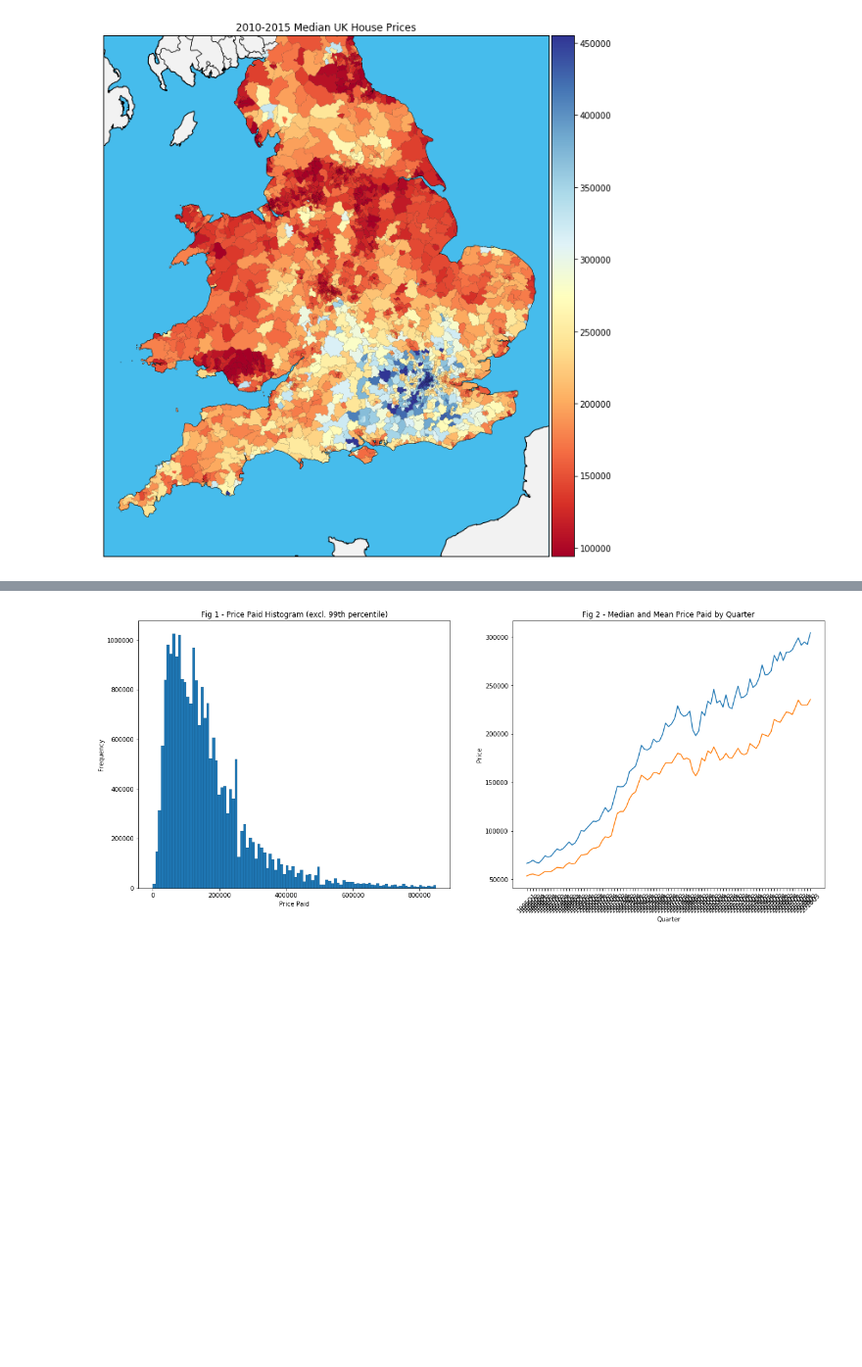
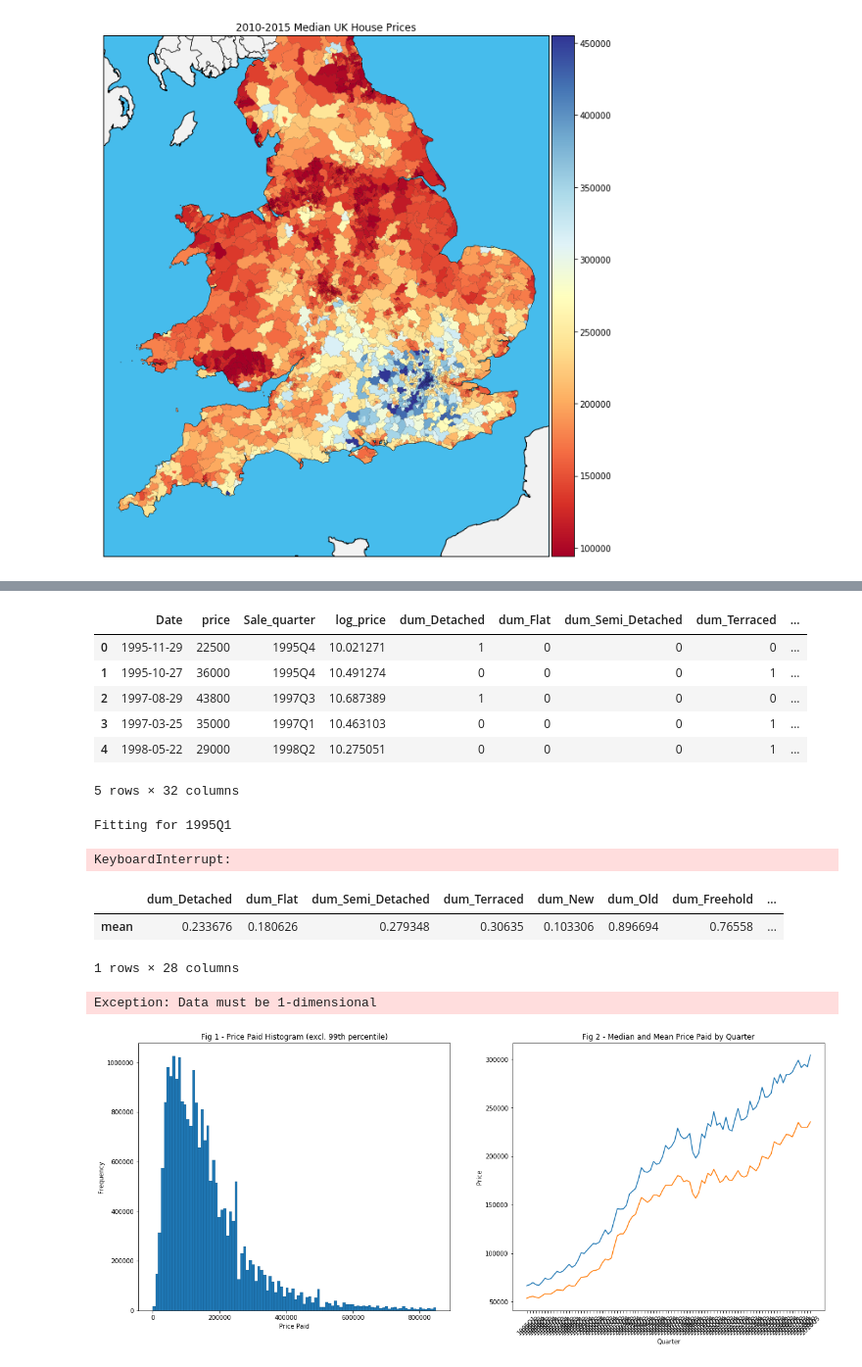
Before and after one commit to Cemlyn/UK-Housing-Market, a Jupyter notebook: House_Price_Index.ipynb, the cells around one changed output, grey strips where cells are left out. Shown at 98% size. Drawn from its saved outputs; the diff is of its cells as text; code cells hidden in the pictures; blank space fills up the shorter version.

Commit message:
Add Valuation Model Class

```diff
--- a/House_Price_Index.ipynb
+++ b/House_Price_Index.ipynb
@@ -264,0 +366,15 @@ Thus, many house price indices provided by banks and governement offices use met
+# %%
+df_2 = df[['Date','price','Property','Age','Duration','Output Area Classification Name','Region Name']]
+
+# Remapping some of the variables
+df_2.loc[:,'Sale_quarter'] = df_2.Date.dt.to_period('Q')
+df_2['log_price'] = np.log(df_2.price)
+
+# Converting variables into dummy variables
+dummy_vars = ['Property','Age','Duration','Output Area Classification Name','Region Name']
+df_3 = pd.get_dummies(df_2, columns=dummy_vars, prefix='dum')
+
+# Getting a typcial property in 1995Q1 (getting the mean value for each dummy variable in 1995Q1)
+a = reg_data_2[reg_data_2['Sale_quarter']==pd.Period("1995-01", freq='Q')].describe()
+typcial_property = pd.DataFrame( a.loc['mean',:]).T.drop(['price','log_price'], axis=1)
+typcial_property
@@ -264,0 +397,10 @@ Thus, many house price indices provided by banks and governement offices use met
+# %%
+df_3.head()
+# %% [output]
+|  | Date | price | Sale_quarter | log_price | dum_Detached | dum_Flat | dum_Semi_Detached | dum_Terraced | ... |
+| 0 | 1995-11-29 | 22500 | 1995Q4 | 10.021271 | 1 | 0 | 0 | 0 | ... |
+| 1 | 1995-10-27 | 36000 | 1995Q4 | 10.491274 | 0 | 0 | 0 | 1 | ... |
+| 2 | 1997-08-29 | 43800 | 1997Q3 | 10.687389 | 1 | 0 | 0 | 0 | ... |
+| 3 | 1997-03-25 | 35000 | 1997Q1 | 10.463103 | 0 | 0 | 0 | 1 | ... |
+| 4 | 1998-05-22 | 29000 | 1998Q2 | 10.275051 | 0 | 0 | 0 | 1 | ... |
+5 rows × 32 columns
@@ -265,3 +410,22 @@ Thus, many house price indices provided by banks and governement offices use met
+# %%
+model = Valuation_Model()
+model.fit(X_,y_,'Sale_quarter')
+# %% [output]
+Fitting for 1995Q1
+KeyboardInterrupt:
+# %%
+# Getting the average property based on dummy types
+Typical =  X_.describe().iloc[1].to_frame().T
+Typical
+# %% [output]
+|  | dum_Detached | dum_Flat | dum_Semi_Detached | dum_Terraced | dum_New | dum_Old | dum_Freehold | ... |
+| mean | 0.233676 | 0.180626 | 0.279348 | 0.30635 | 0.103306 | 0.896694 | 0.76558 | ... |
+1 rows × 28 columns
+# %%
+index_df = model.gen_index(Typical)
+index_df
+# %% [output]
+Exception: Data must be 1-dimensional
 # %%
 #Calculate median house price by quarter
 df2 = pd.read_csv(os.path.join(os.getcwd(),'0. Data/Source_0.csv'))
```
Also changed, not shown: parts of 24 cells of this notebook.
